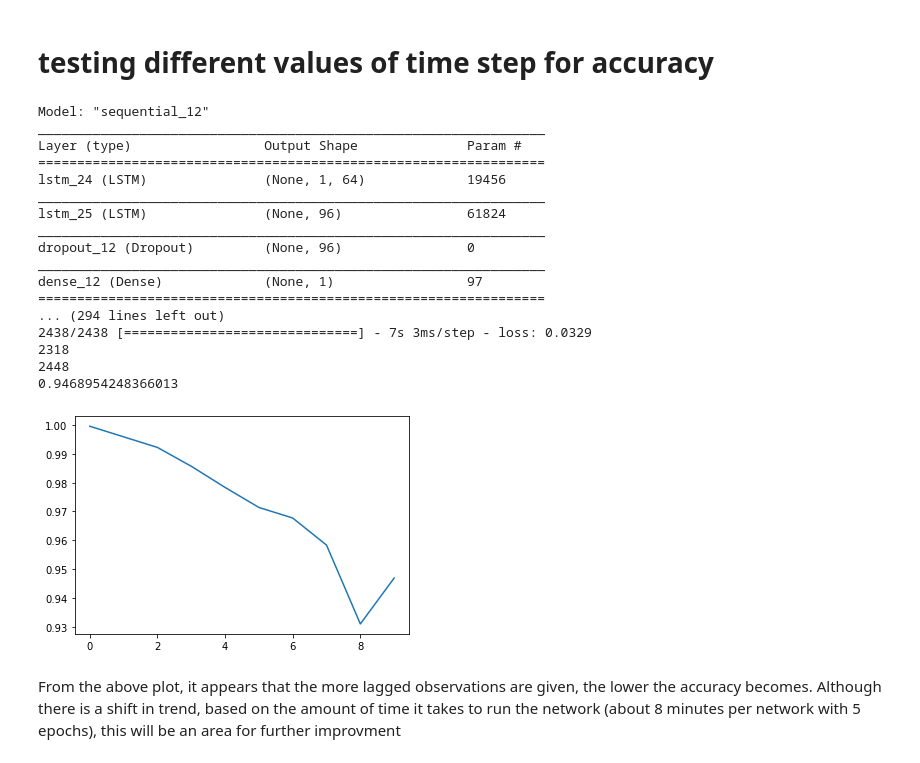
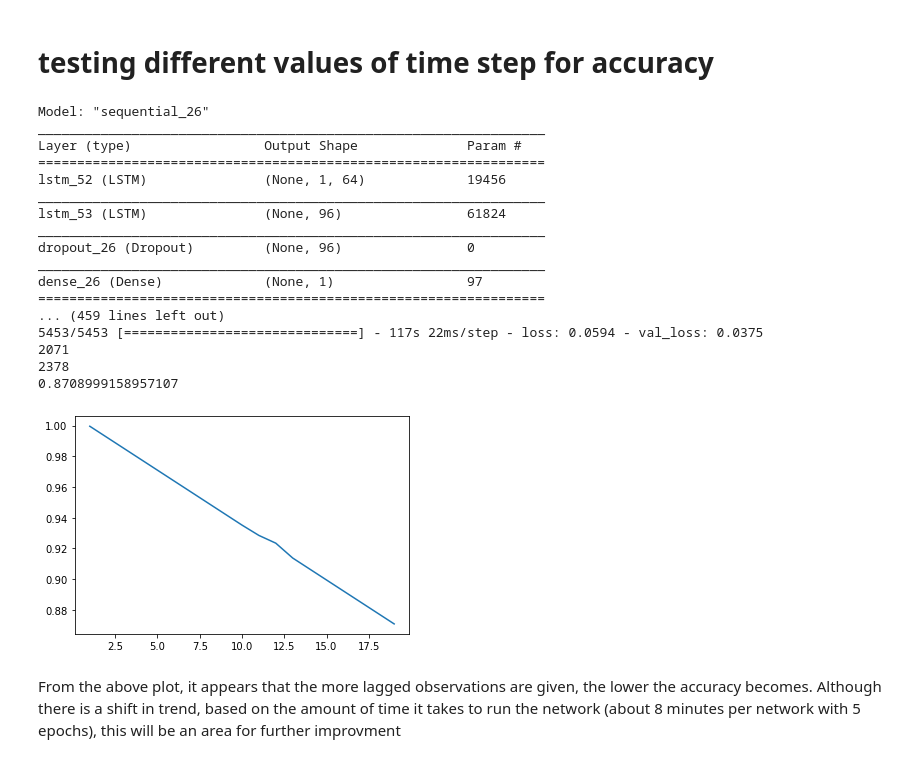
Before and after one commit to syeo-1/GME_price_prediction_methods, a Jupyter notebook: lstm_gme.ipynb, the cells around one changed output. Cells and saved outputs as stored; diff of their text form; code cells hidden in the pictures.

Commit message:
final changes to lstm notebooks

```diff
--- a/lstm_gme.ipynb
+++ b/lstm_gme.ipynb
@@ -73,7 +73,7 @@ for start_of_day_index in start_of_day_indices:
 So, training data will be using data from all days up to the 76th day (exclusive). In other words, training data uses 75 "full" days worth of data. Testing will use the rest of the data starting from the 76th day and onwards
 # %%
 # define a window size for the length parameter (to use for TimeseriesGenerator later)
-window_size = 2
+window_size = 1
 
 # separate the data to training and testing (approximately 70/30)
 training = processed_gme_data[:split_index]
@@ -342,7 +341,7 @@ print(correct_count/len(actual_testing_labels))
 # testing different values of time step for accuracy
 # %%
 window_accuracies = []
-for window in range (1,11):
+for window in range (1,20):
     training_ts_generator = TimeseriesGenerator(
         data=normalized_training_data,
         targets=normalized_training_labels,
@@ -370,10 +369,10 @@ for window in range (1,11):
     training_model.compile(optimizer='SGD', loss='mse')
     training_model.summary()
 
-    history_train = training_model.fit(training_ts_generator, validation_data=testing_ts_generator, epochs=5)
+    history_train = training_model.fit(training_ts_generator, validation_data=testing_ts_generator, epochs=3)
 
-    training_results = training_model.evaluate(training_ts_generator)
-    testing_results = training_model.evaluate(testing_ts_generator)
+#     training_results = training_model.evaluate(training_ts_generator)
+#     testing_results = training_model.evaluate(testing_ts_generator)
 
     prediction_results = training_model.predict(testing_ts_generator)
 
@@ -385,7 +384,7 @@ for window in range (1,11):
 
     predicted_testing_labels = []
     for label in binary_results:
-        if label > 0.9:
+        if label >= 0.5:
             predicted_testing_labels.append(1)
         else:
             predicted_testing_labels.append(0)
@@ -402,28 +401,51 @@ for window in range (1,11):
     print(current_accuracy)
     window_accuracies.append(current_accuracy)
 # %% [output]
-Model: "sequential_12"
+Model: "sequential_26"
 _________________________________________________________________
 Layer (type)                 Output Shape              Param #
 =================================================================
-lstm_24 (LSTM)               (None, 1, 64)             19456
+lstm_52 (LSTM)               (None, 1, 64)             19456
 _________________________________________________________________
-lstm_25 (LSTM)               (None, 96)                61824
+lstm_53 (LSTM)               (None, 96)                61824
 _________________________________________________________________
-dropout_12 (Dropout)         (None, 96)                0
+dropout_26 (Dropout)         (None, 96)                0
 _________________________________________________________________
-dense_12 (Dense)             (None, 1)                 97
+dense_26 (Dense)             (None, 1)                 97
 =================================================================
-... (294 lines left out)
-2438/2438 [==============================] - 7s 3ms/step - loss: 0.0329
-2318
-2448
-0.9468954248366013
+... (459 lines left out)
+5453/5453 [==============================] - 117s 22ms/step - loss: 0.0594 - val_loss: 0.0375
+2071
+2378
+0.8708999158957107
+# %%
+# save the sigmoid accuracies
+window_accuracies = [
+    0.9995794785534062,
+    0.992430613961312,
+    0.9852817493692179,
+    0.9781328847771237,
+    0.9709840201850294,
+    0.9638351555929352,
+    0.956686291000841,
+    0.9495374264087468,
+    0.9423885618166526,
+    0.9352396972245585,
+    0.928511354079058,
+    0.9234650967199327,
+    0.9137931034482759,
+    0.9066442388561816,
+    0.8994953742640874,
+    0.8923465096719932,
+    0.8851976450798991,
+    0.8780487804878049,
+    0.8708999158957107
+]
 # %%
-plt.plot(window_accuracies)
+plt.plot([i for i in range(1, 20)], window_accuracies)
 plt.show()
 # %% [output]
-[figure, old version]
+[figure, new version]
 # %% [markdown]
 From the above plot, it appears that the more lagged observations are given, the lower the accuracy becomes. Although there is a shift in trend, based on the amount of time it takes to run the network (about 8 minutes per network with 5 epochs), this will be an area for further improvment
 # %% [markdown]
```
Also changed, not shown: parts of 19 cells of this notebook, 1 other file.
